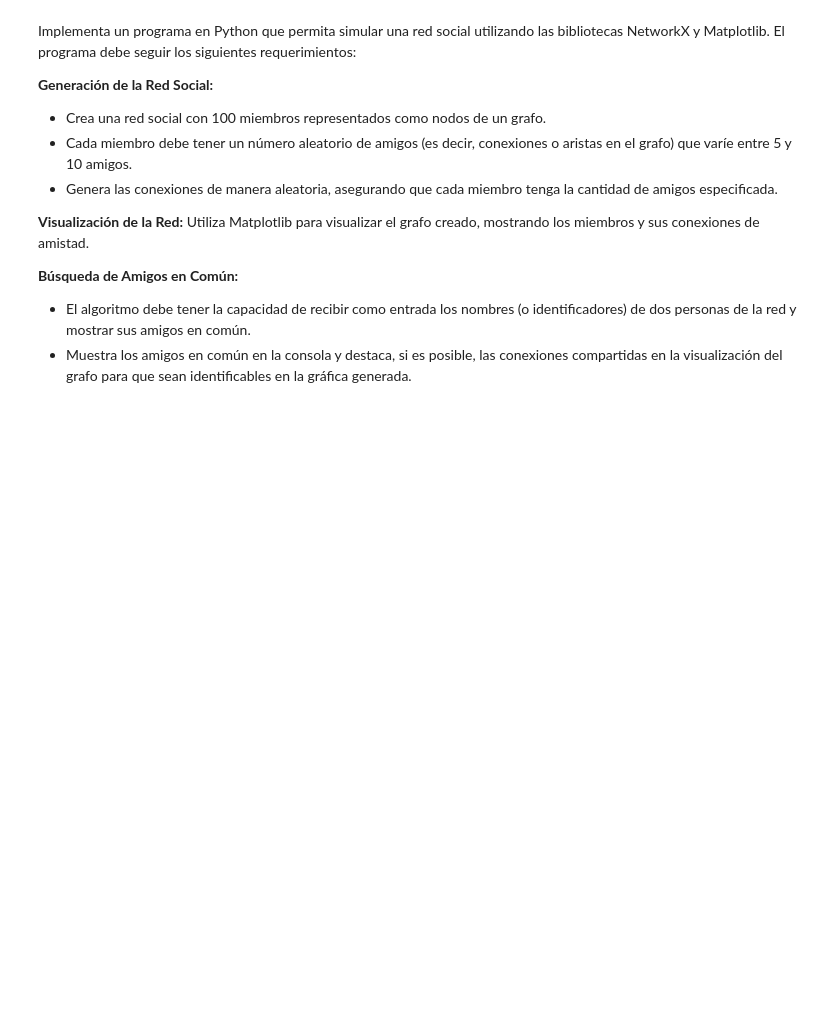
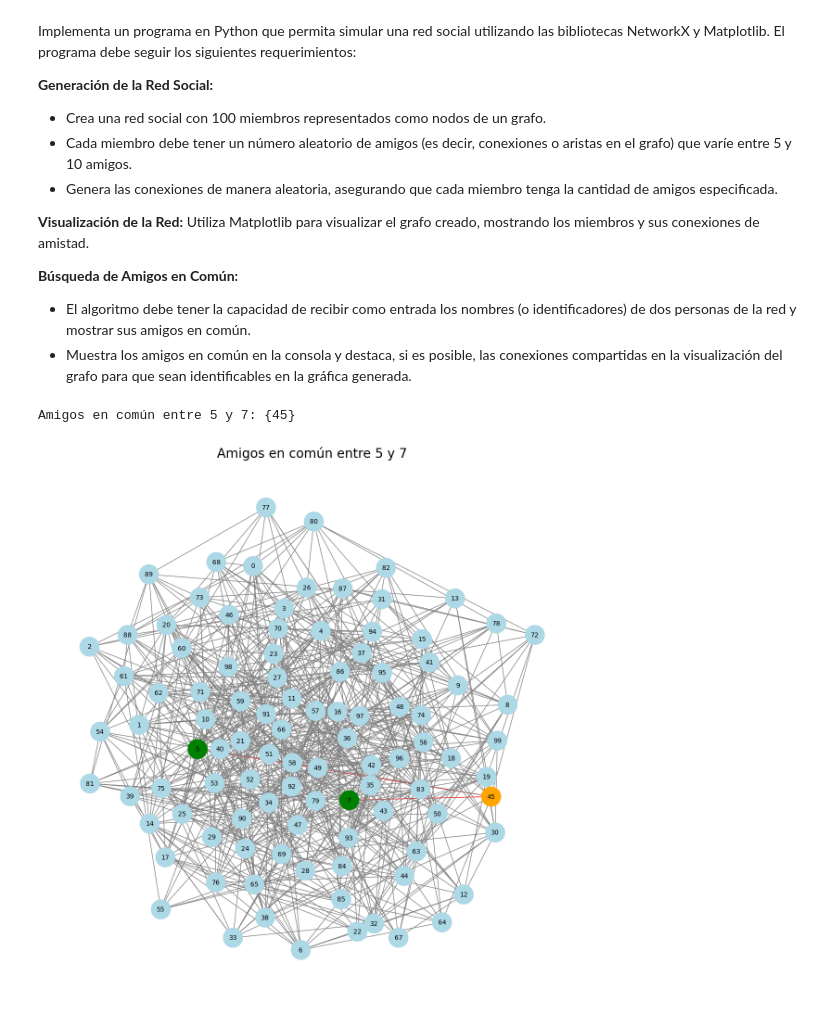
Before and after one commit to spalacioc05/LABORATORIOS-LOGICA-Y-REPRESENTACION-II, a Jupyter notebook: Laboratorio 3 Arboles y Grafos/LaboratorioArbolesyGrafos.ipynb, the cells around one changed output. Saved outputs shown, nothing was run; the diff lists cells and outputs as text; code cells hidden in the pictures; blank space fills up the shorter version.

```diff
--- a/Laboratorio 3 Arboles y Grafos/LaboratorioArbolesyGrafos.ipynb
+++ b/Laboratorio 3 Arboles y Grafos/LaboratorioArbolesyGrafos.ipynb
@@ -34,0 +211,77 @@ Implementa un programa en Python que permita simular una red social utilizando l
+# %%
+import matplotlib.pyplot as plt
+import networkx as nx
+import random
+
+def crearGrafo():
+    grafo = nx.Graph()
+
+    for id in range(100):
+        grafo.add_node(id)
+
+    return grafo
+
+def agregarConexionesAleatorias(grafo):
+    nodos = list(grafo.nodes)
+
+    for nodo in nodos:
+        conexiones = random.randint(5, 10)
+        posiblesAmigos = set(nodos) - {nodo}
+        amigos = random.sample(sorted(posiblesAmigos), min(conexiones, len(posiblesAmigos)))
+
+        for amigo in amigos:
+            grafo.add_edge(nodo, amigo)
+
+def encontrarAmigosComunes(grafo, amigoA, amigoB):
+    amigosPersonaA = set(grafo.neighbors(amigoA))
+    amigosPersonaB = set(grafo.neighbors(amigoB))
+    amigosComunes = amigosPersonaA.intersection(amigosPersonaB)
+
+    return amigosComunes
+
+def dibujarGrafoConAmigos(grafo, amigoA, amigoB, amigosComunes):
+    plt.figure(figsize=(15, 15))
+    pos = nx.spring_layout(grafo)
+
+    coloresNodos = []
+
+    for nodo in grafo.nodes:
+        if nodo == amigoA or nodo == amigoB:
+            coloresNodos.append("green")
+
+        elif nodo in amigosComunes:
+            coloresNodos.append("orange")
+
+        else:
+            coloresNodos.append("lightblue")
+
+    coloresAristas = []
+
+    for u, v in grafo.edges:
+        if (u in amigosComunes and v in amigosComunes) or (u in amigosComunes and (v == amigoA or v == amigoB)) or (v in amigosComunes and (u == amigoA or u == amigoB)):
+            coloresAristas.append("red")
+
+        else:
+            coloresAristas.append("gray")
+
+    nx.draw_networkx_nodes(grafo, pos, node_color=coloresNodos, node_size=900)
+    nx.draw_networkx_edges(grafo, pos, edge_color=coloresAristas)
+    nx.draw_networkx_labels(grafo, pos, font_size=10)
+
+    plt.title(f"Amigos en común entre {amigoA} y {amigoB}", fontsize=20)
+    plt.axis("off")
+    plt.show()
+
+
+grafo = crearGrafo()
+agregarConexionesAleatorias(grafo)
+
+amigoA = int(input("Ingrese id de la primera persona (número entre 0 y 99): "))
+amigoB = int(input("Ingrese id de la segunda persona (número entre 0 y 99): "))
+amigosComunes = encontrarAmigosComunes(grafo, amigoA, amigoB)
+
+print(f"Amigos en común entre {amigoA} y {amigoB}: {amigosComunes}")
+dibujarGrafoConAmigos(grafo, amigoA, amigoB, amigosComunes)
+# %% [output]
+Amigos en común entre 5 y 7: {45}
+[figure, added]
```
Also changed, not shown: parts of 4 cells of this notebook, 2 other files.
